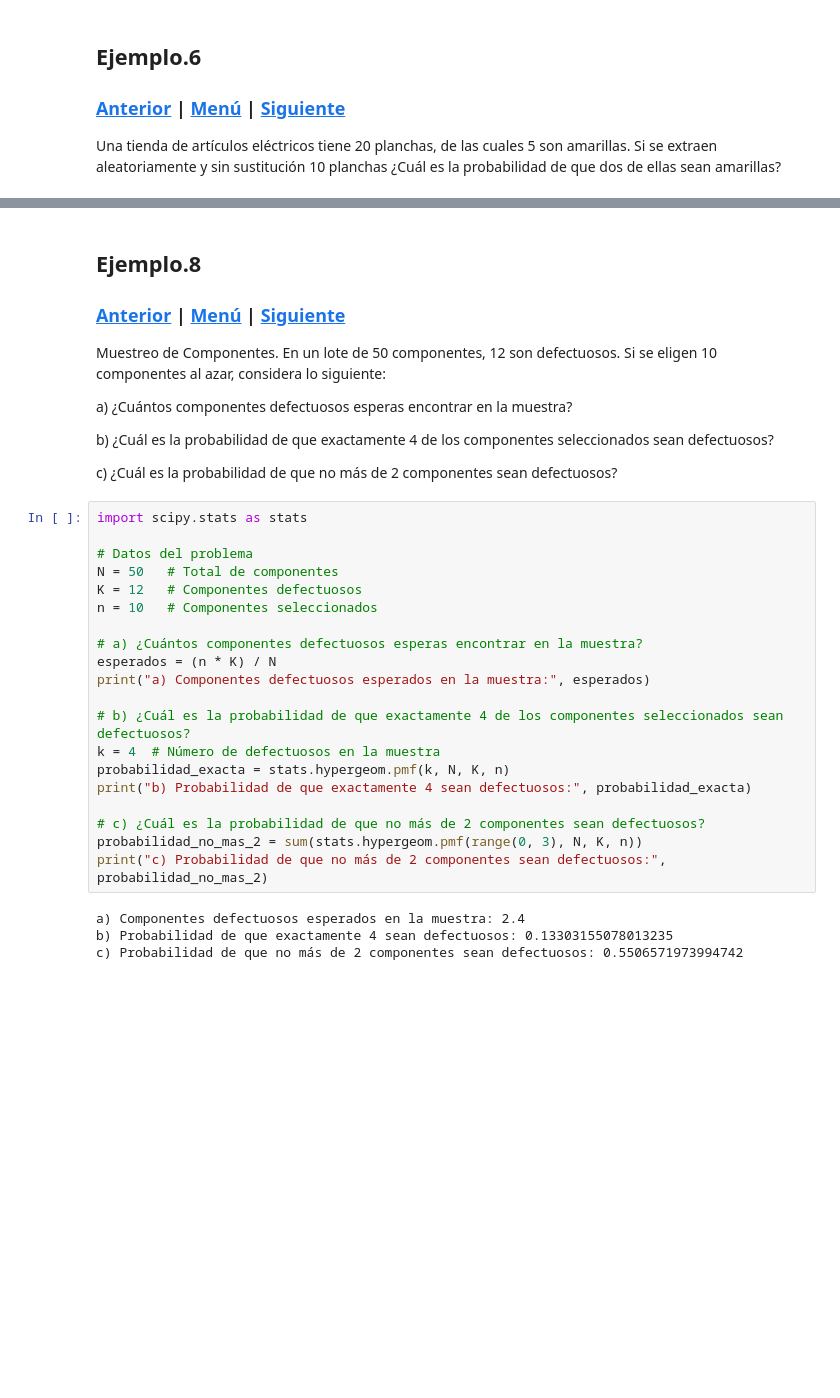
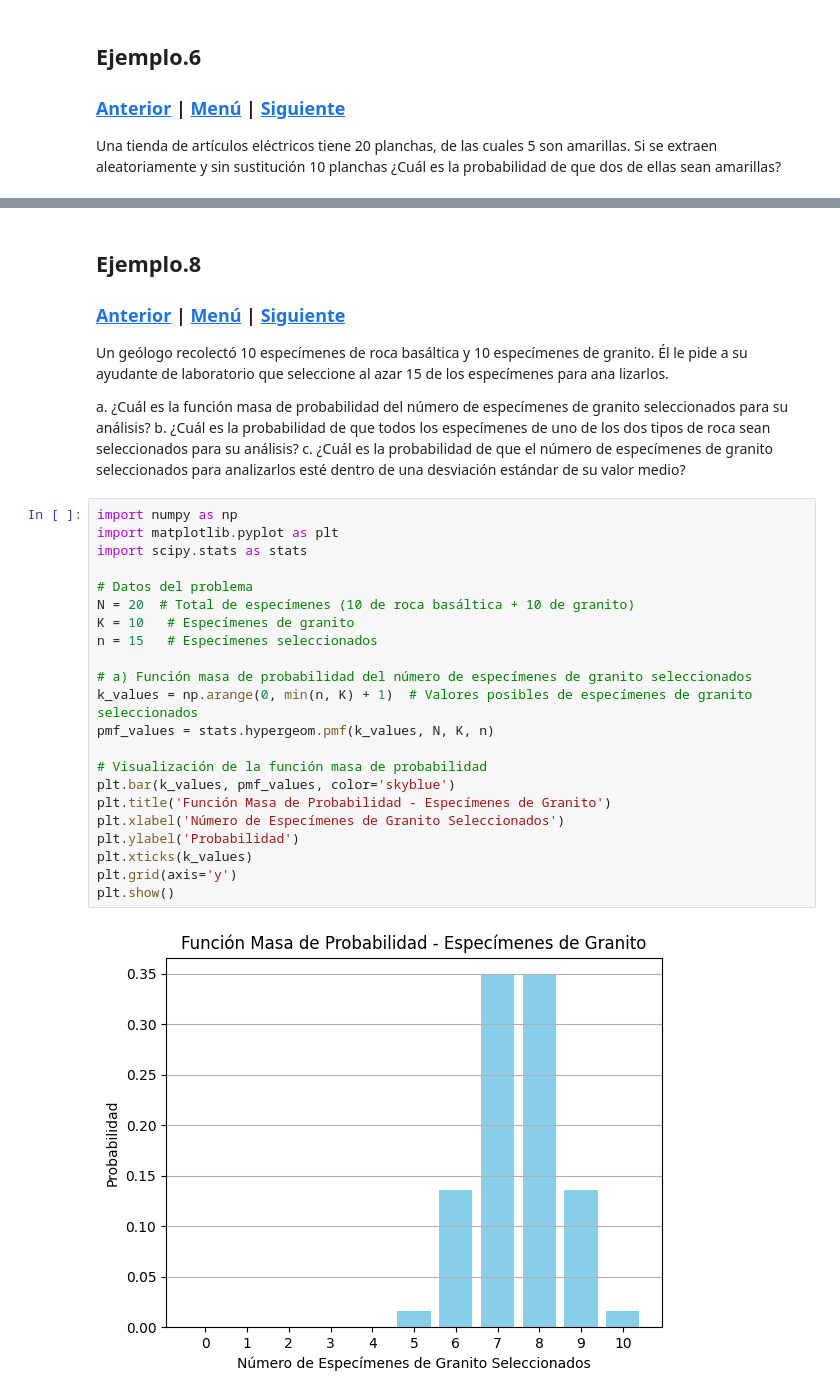
Before and after one commit to CristobalGachuz/Distribuci-n_Hipergeom-trica, a Jupyter notebook: Hipergeometrica_Cristobal.ipynb, the cells around one changed output, grey strips where cells are left out. Drawn from its saved outputs; the diff is of its cells as text; blank space fills up the shorter version.

```diff
--- a/Hipergeometrica_Cristobal.ipynb
+++ b/Hipergeometrica_Cristobal.ipynb
@@ -240,37 +341,36 @@ c) Probabilidad de que al menos 3 sean defectuosos: 0.5971907564437862
 
 ### [Anterior](#Ejemplo.7) | [Menú](#Menu) | [Siguiente](#Ejemplo.9)
 
-Muestreo de Componentes. En un lote de 50 componentes, 12 son defectuosos. Si se eligen 10 componentes al azar, considera lo siguiente:
+Un geólogo recolectó 10 especímenes de roca basáltica y 10 especímenes de granito. Él le pide a su ayudante de laboratorio que seleccione al azar 15 de los especímenes para ana
+lizarlos.
 
-a) ¿Cuántos componentes defectuosos esperas encontrar en la muestra?
-
-b) ¿Cuál es la probabilidad de que exactamente 4 de los componentes seleccionados sean defectuosos?
-
-c) ¿Cuál es la probabilidad de que no más de 2 componentes sean defectuosos?
+a. ¿Cuál es la función masa de probabilidad del número de especímenes de granito seleccionados para su análisis?
+b. ¿Cuál es la probabilidad de que todos los especímenes de uno de los dos tipos de roca sean seleccionados para su análisis?
+c. ¿Cuál es la probabilidad de que el número de especímenes de granito seleccionados para analizarlos esté dentro de una desviación estándar de su valor medio?
 # %%
+import numpy as np
+import matplotlib.pyplot as plt
 import scipy.stats as stats
 
 # Datos del problema
-N = 50   # Total de componentes
-K = 12   # Componentes defectuosos
-n = 10   # Componentes seleccionados
+N = 20  # Total de especímenes (10 de roca basáltica + 10 de granito)
+K = 10   # Especímenes de granito
+n = 15   # Especímenes seleccionados
 
-# a) ¿Cuántos componentes defectuosos esperas encontrar en la muestra?
-esperados = (n * K) / N
-print("a) Componentes defectuosos esperados en la muestra:", esperados)
+# a) Función masa de probabilidad del número de especímenes de granito seleccionados
+k_values = np.arange(0, min(n, K) + 1)  # Valores posibles de especímenes de granito seleccionados
+pmf_values = stats.hypergeom.pmf(k_values, N, K, n)
 
-# b) ¿Cuál es la probabilidad de que exactamente 4 de los componentes seleccionados sean defectuosos?
-k = 4  # Número de defectuosos en la muestra
-probabilidad_exacta = stats.hypergeom.pmf(k, N, K, n)
-print("b) Probabilidad de que exactamente 4 sean defectuosos:", probabilidad_exacta)
-
-# c) ¿Cuál es la probabilidad de que no más de 2 componentes sean defectuosos?
-probabilidad_no_mas_2 = sum(stats.hypergeom.pmf(range(0, 3), N, K, n))
-print("c) Probabilidad de que no más de 2 componentes sean defectuosos:", probabilidad_no_mas_2)
+# Visualización de la función masa de probabilidad
+plt.bar(k_values, pmf_values, color='skyblue')
+plt.title('Función Masa de Probabilidad - Especímenes de Granito')
+plt.xlabel('Número de Especímenes de Granito Seleccionados')
+plt.ylabel('Probabilidad')
+plt.xticks(k_values)
+plt.grid(axis='y')
+plt.show()
 # %% [output]
-a) Componentes defectuosos esperados en la muestra: 2.4
-b) Probabilidad de que exactamente 4 sean defectuosos: 0.13303155078013235
-c) Probabilidad de que no más de 2 componentes sean defectuosos: 0.5506571973994742
+[figure, added]
 # %% [markdown]
 ## Ejemplo.9
 
```
Also changed, not shown: parts of 18 cells of this notebook.
